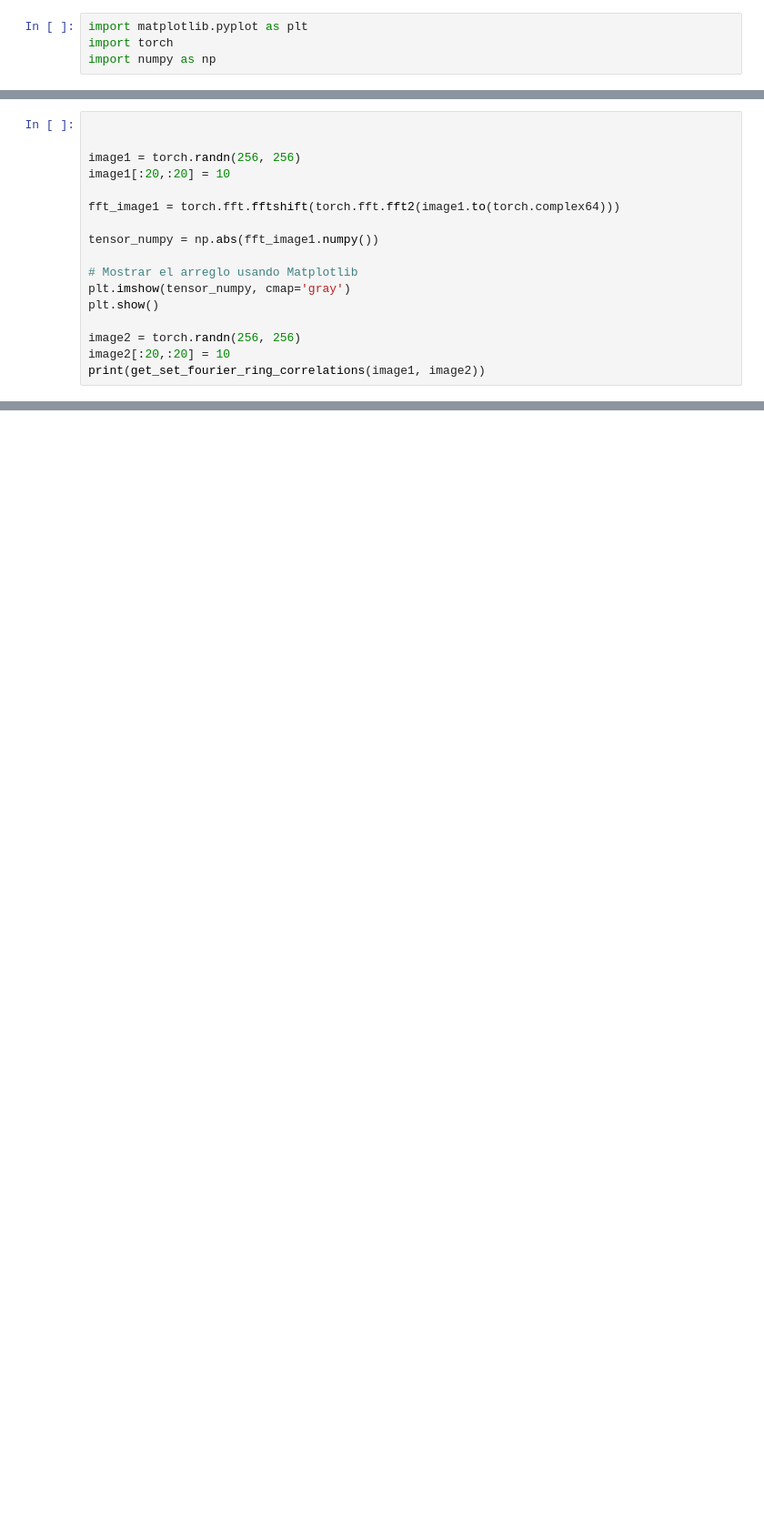
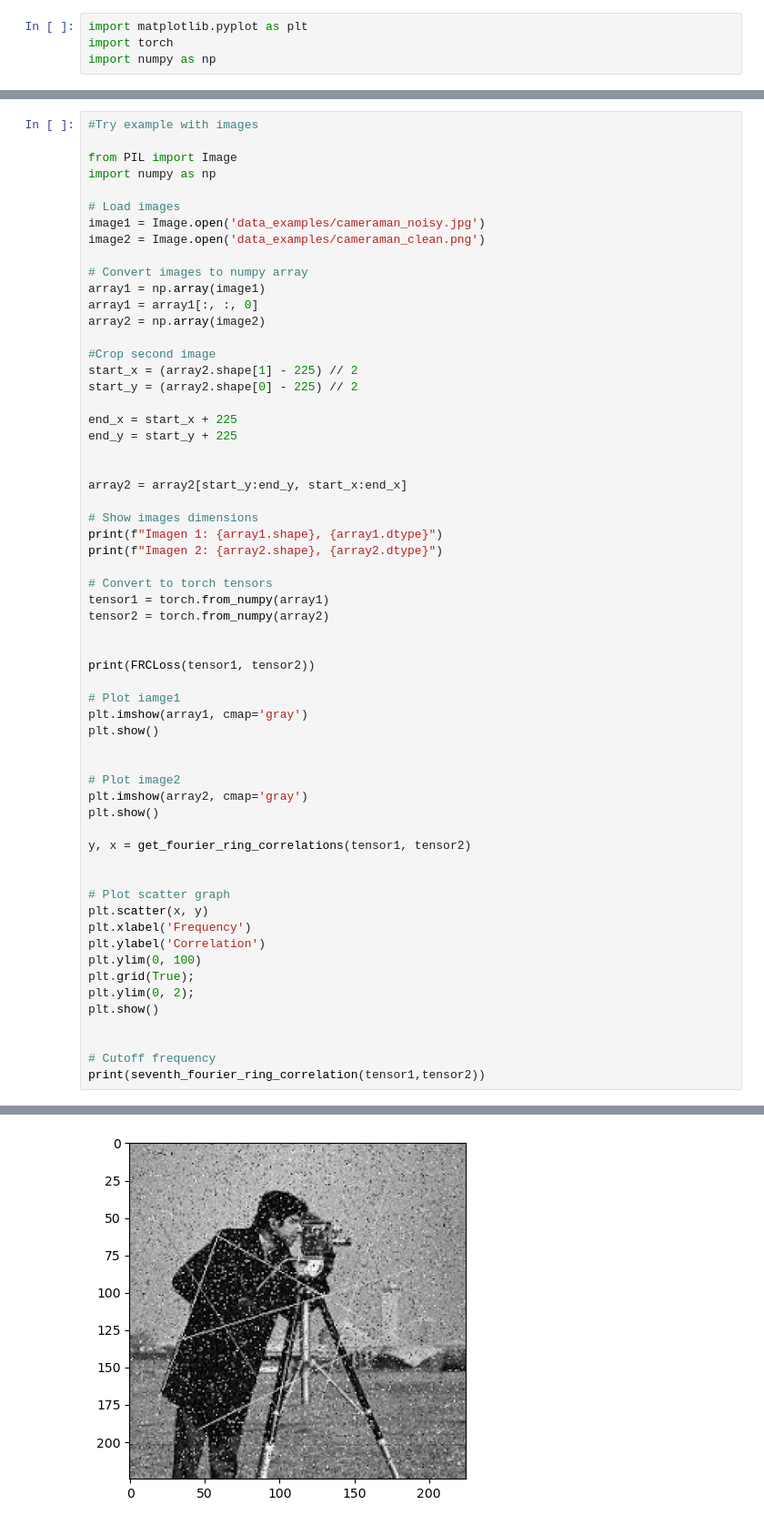
Before and after one commit to bmandracchia/bioMONAI, a Jupyter notebook: nbs/fourier_ring_correlation.ipynb, the cells around one changed output, grey strips where cells are left out. Shown at 91% size. Cells and saved outputs as stored; diff of their text form; blank space fills up the shorter version.

```diff
--- a/nbs/fourier_ring_correlation.ipynb
+++ b/nbs/fourier_ring_correlation.ipynb
@@ -141,17 +163,0 @@ plt.ylim(0, 2);
-# %%
-
-
-image1 = torch.randn(256, 256)
-image1[:20,:20] = 10
-
-fft_image1 = torch.fft.fftshift(torch.fft.fft2(image1.to(torch.complex64)))
-
-tensor_numpy = np.abs(fft_image1.numpy())
-
-# Mostrar el arreglo usando Matplotlib
-plt.imshow(tensor_numpy, cmap='gray')
-plt.show()
-
-image2 = torch.randn(256, 256)
-image2[:20,:20] = 10
-print(get_set_fourier_ring_correlations(image1, image2))
@@ -211,0 +191,61 @@ print(get_set_fourier_ring_correlations(image1, image2))
+# %%
+#Try example with images
+
+from PIL import Image
+import numpy as np
+
+# Load images
+image1 = Image.open('data_examples/cameraman_noisy.jpg')
+image2 = Image.open('data_examples/cameraman_clean.png')
+
+# Convert images to numpy array
+array1 = np.array(image1)
+array1 = array1[:, :, 0]
+array2 = np.array(image2)
+
+#Crop second image
+start_x = (array2.shape[1] - 225) // 2
+start_y = (array2.shape[0] - 225) // 2
+
+end_x = start_x + 225
+end_y = start_y + 225
+
+
+array2 = array2[start_y:end_y, start_x:end_x]
+
+# Show images dimensions
+print(f"Imagen 1: {array1.shape}, {array1.dtype}")
+print(f"Imagen 2: {array2.shape}, {array2.dtype}")
+
+# Convert to torch tensors
+tensor1 = torch.from_numpy(array1)
+tensor2 = torch.from_numpy(array2)
+
+
+print(FRCLoss(tensor1, tensor2))
+
+# Plot iamge1
+plt.imshow(array1, cmap='gray')
+plt.show()
+
+
+# Plot image2
+plt.imshow(array2, cmap='gray')
+plt.show()
+
+y, x = get_fourier_ring_correlations(tensor1, tensor2)
+
+
+# Plot scatter graph
+plt.scatter(x, y)
+plt.xlabel('Frequency')
+plt.ylabel('Correlation')
+plt.ylim(0, 100)
+plt.grid(True);
+plt.ylim(0, 2);
+plt.show()
+
+
+# Cutoff frequency
+print(seventh_fourier_ring_correlation(tensor1,tensor2))
+# %% [output]
@@ -211,0 +255 @@ print(get_set_fourier_ring_correlations(image1, image2))
+[figure, added]
```
Also changed, not shown: parts of 13 cells of this notebook, 2 other files.
